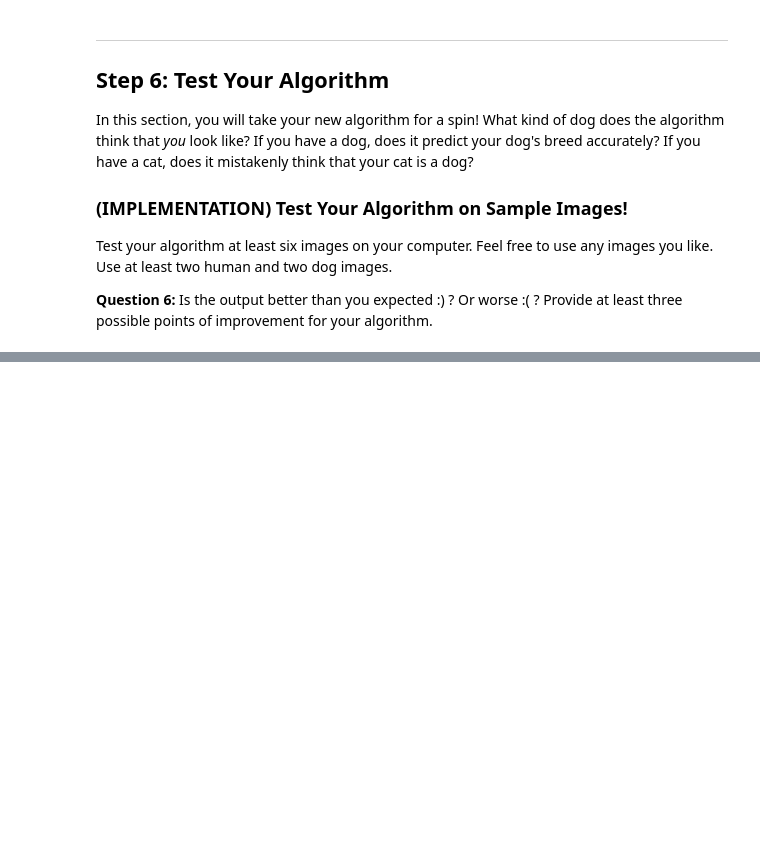
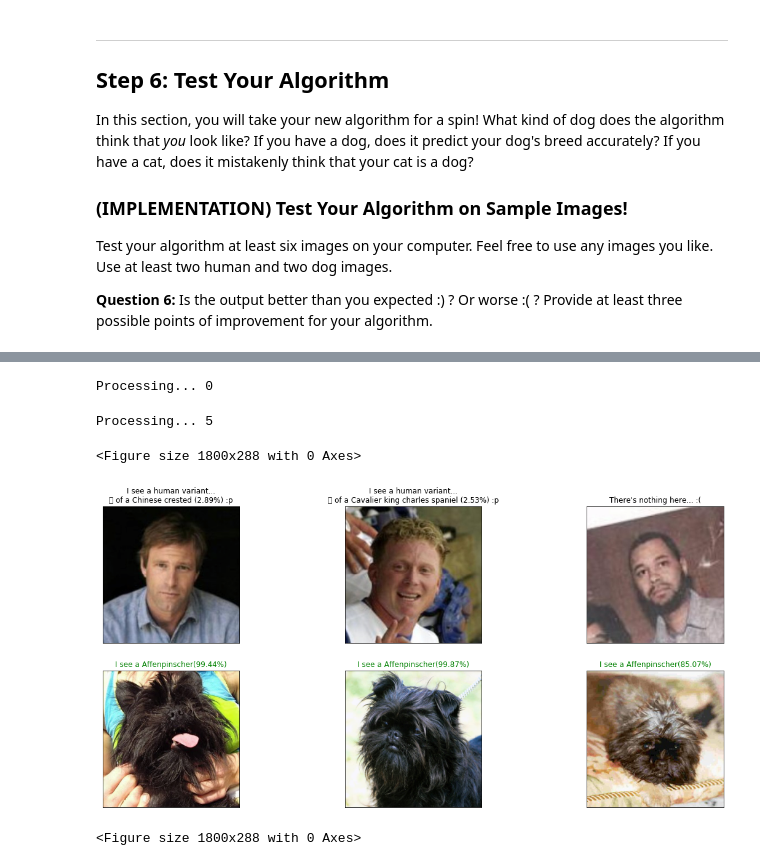
Before and after one commit to jdelhaxhe/deep-learning-v2-pytorch, a Jupyter notebook: project-dog-classification/dog_app.ipynb, the cells around one changed output, grey strips where cells are left out. Drawn from its saved outputs; the diff is of its cells as text; code cells hidden in the pictures; blank space fills up the shorter version.

```diff
--- a/project-dog-classification/dog_app.ipynb
+++ b/project-dog-classification/dog_app.ipynb
@@ -1297,0 +1350,14 @@ array(['/data/lfw/Dan_Ackroyd/Dan_Ackroyd_0001.jpg',
+# %%
+    %matplotlib inline
+    path_list = []
+
+    fig, ax = plt.subplots(2, 3, figsize=(20, 9))
+    path_list = np.hstack((human_files[:3], dog_files[:3]))
+
+    plot6tests(path_list)
+# %% [output]
+Processing... 0
+Processing... 5
+<Figure size 1800x288 with 0 Axes>
+[figure, added]
+<Figure size 1800x288 with 0 Axes>
```
Also changed, not shown: parts of 26 cells of this notebook, 1 other file.
